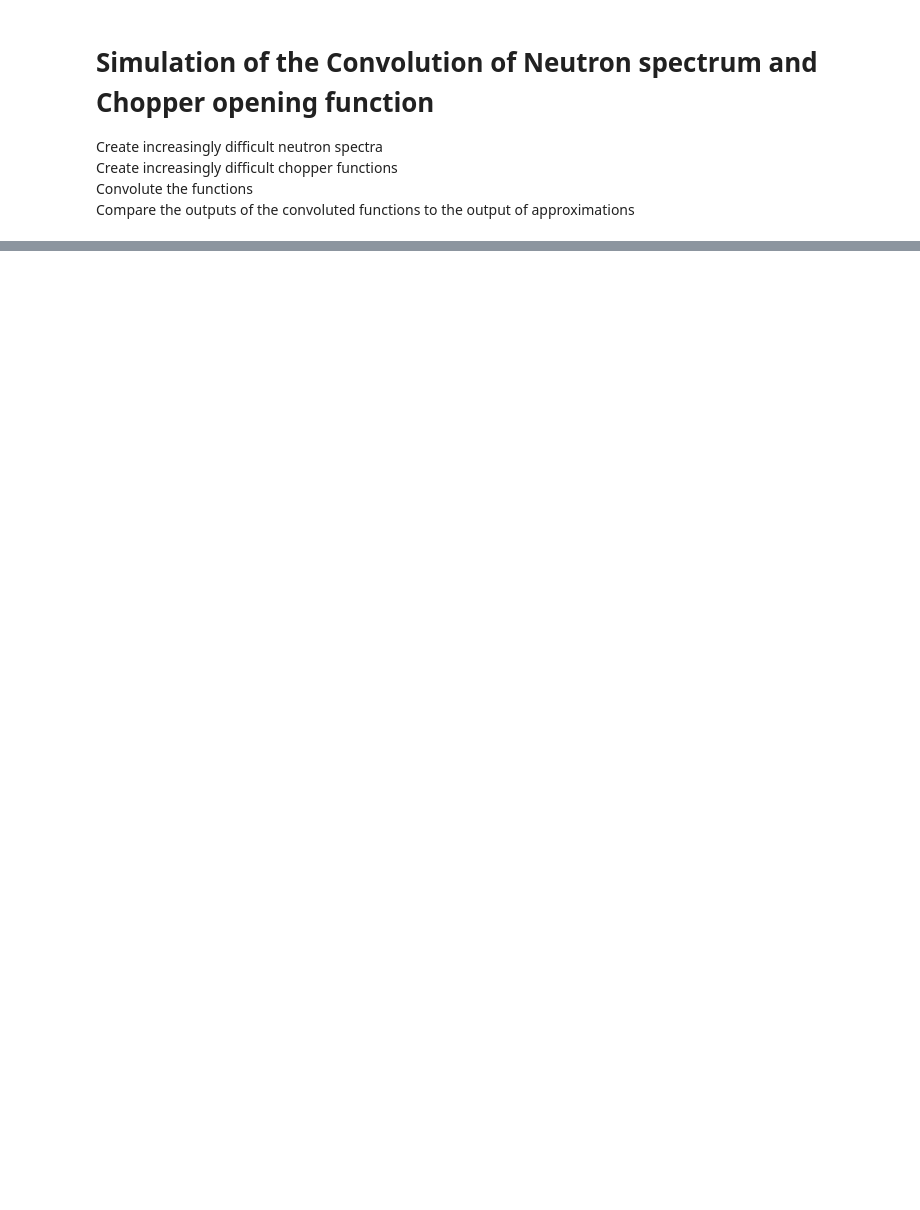
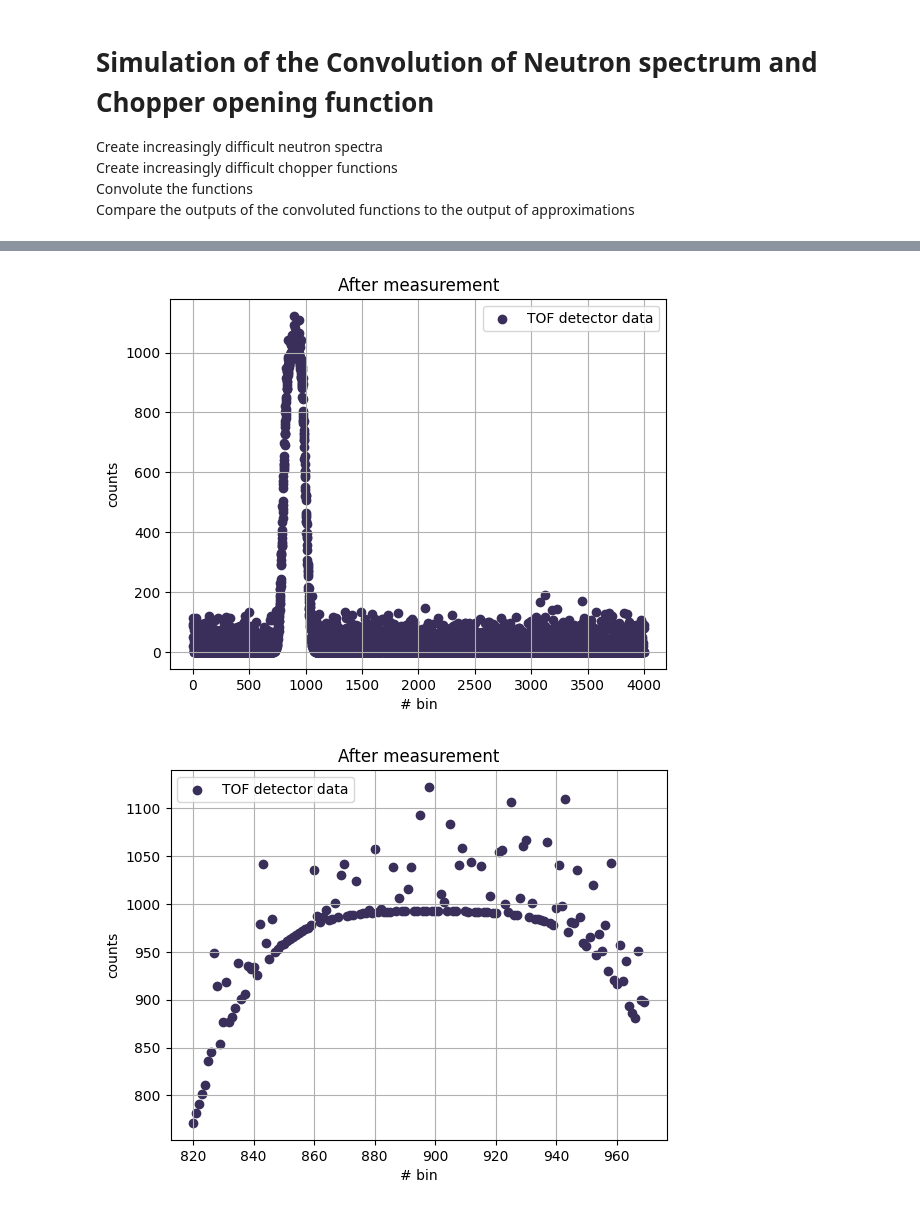
Before and after one commit to felixfisc/qBounce_turbine_sweetspot, a Jupyter notebook: TOF_convolution_sim.ipynb, the cells around one changed output, grey strips where cells are left out. Drawn from its saved outputs; the diff is of its cells as text; code cells hidden in the pictures; blank space fills up the shorter version.

```diff
--- a/TOF_convolution_sim.ipynb
+++ b/TOF_convolution_sim.ipynb
@@ -226,0 +244,6 @@ detector1.plot(title="After measurement", cut1=850, cut2=900)
+# %%
+detector1.plot(title="After measurement", cut1=None, cut2=None)
+detector1.plot(title="After measurement", cut1=820, cut2=970)
+# %% [output]
+[figure, added]
+[figure, added]
```
Also changed, not shown: parts of 4 cells of this notebook.
